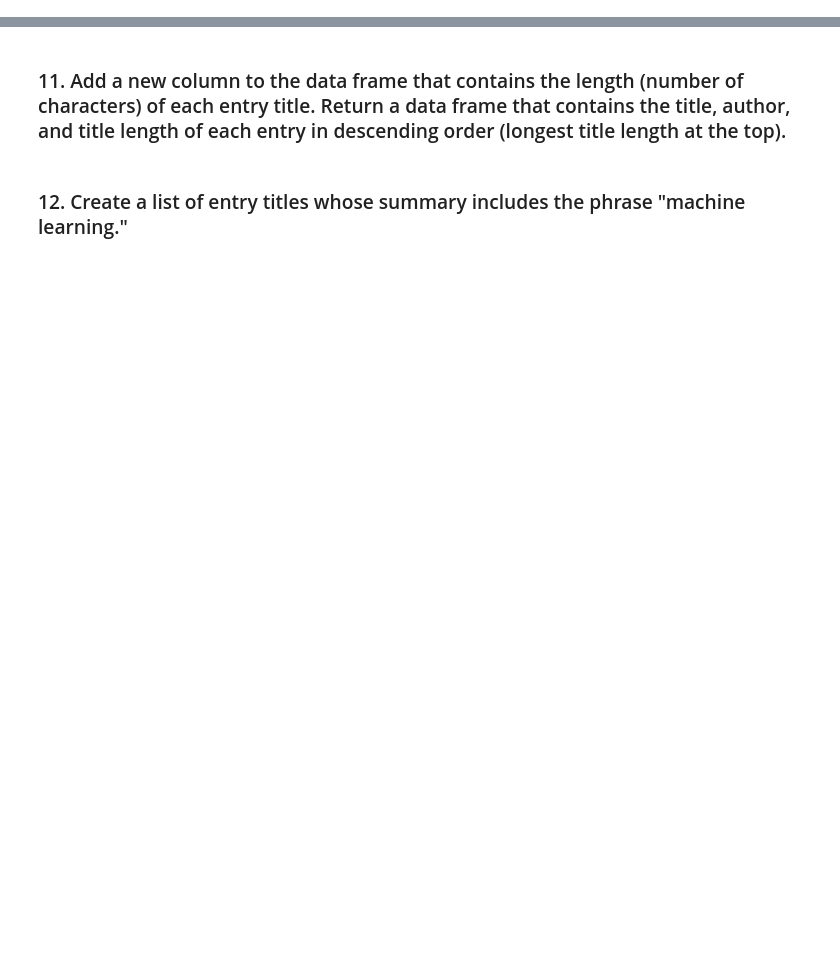
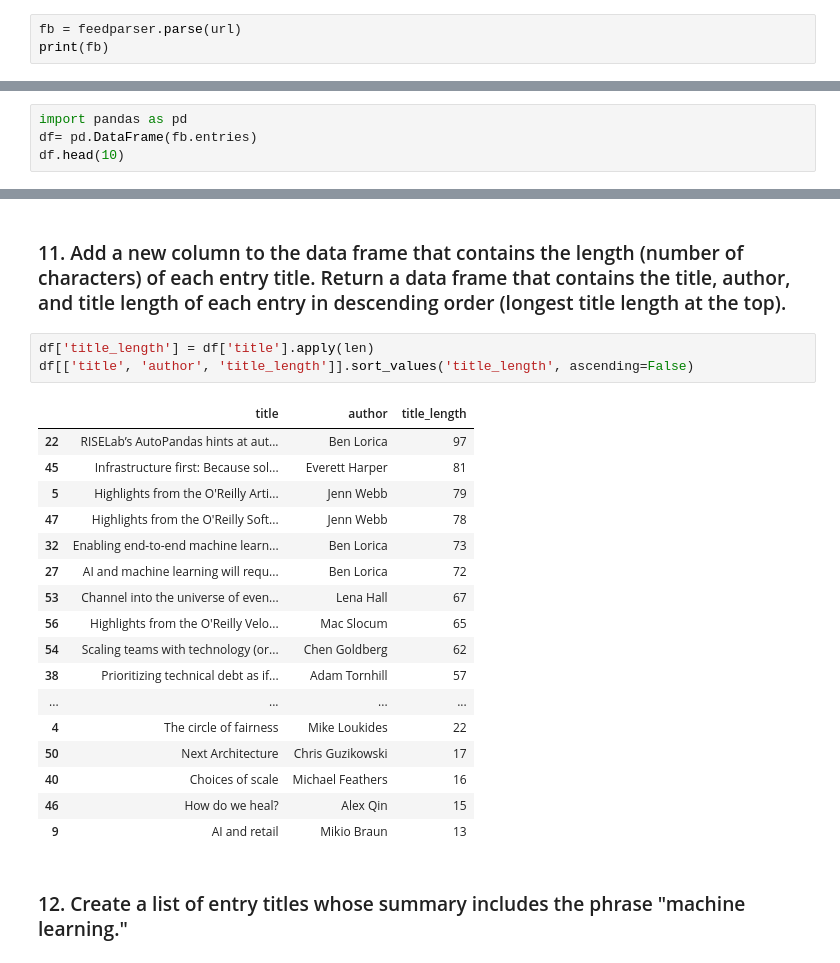
Before and after one commit to ta-datapt-bcn/lab-rss-feeds, a Jupyter notebook: your-code/main.ipynb, the cells around one changed output, grey strips where cells are left out. Saved outputs shown, nothing was run; the diff lists cells and outputs as text; blank space fills up the shorter version.

```diff
--- a/your-code/main.ipynb
+++ b/your-code/main.ipynb
@@ -8,3 +8,6 @@ import feedparser
 ### 1. Use feedparser to parse the following RSS feed URL.
 # %%
 url = 'http://feeds.feedburner.com/oreilly/radar/atom'
+# %%
+fb = feedparser.parse(url)
+print(fb)
@@ -27,2 +65,6 @@ url = 'http://feeds.feedburner.com/oreilly/radar/atom'
 # %% [markdown]
 ### 9. Create a Pandas data frame from the feed's entries.
+# %%
+import pandas as pd
+df= pd.DataFrame(fb.entries)
+df.head(10)
@@ -33,4 +109,25 @@ import pandas as pd
 # %% [markdown]
 ### 11. Add a new column to the data frame that contains the length (number of characters) of each entry title. Return a data frame that contains the title, author, and title length of each entry in descending order (longest title length at the top).
+# %%
+df['title_length'] = df['title'].apply(len)
+df[['title', 'author', 'title_length']].sort_values('title_length', ascending=False)
+# %% [output]
+|  | title | author | title_length |
+| 22 | RISELab’s AutoPandas hints at aut... | Ben Lorica | 97 |
+| 45 | Infrastructure first: Because sol... | Everett Harper | 81 |
+| 5 | Highlights from the O'Reilly Arti... | Jenn Webb | 79 |
+| 47 | Highlights from the O'Reilly Soft... | Jenn Webb | 78 |
+| 32 | Enabling end-to-end machine learn... | Ben Lorica | 73 |
+| 27 | AI and machine learning will requ... | Ben Lorica | 72 |
+| 53 | Channel into the universe of even... | Lena Hall | 67 |
+| 56 | Highlights from the O'Reilly Velo... | Mac Slocum | 65 |
+| 54 | Scaling teams with technology (or... | Chen Goldberg | 62 |
+| 38 | Prioritizing technical debt as if... | Adam Tornhill | 57 |
+| ... | ... | ... | ... |
+| 4 | The circle of fairness | Mike Loukides | 22 |
+| 50 | Next Architecture | Chris Guzikowski | 17 |
+| 40 | Choices of scale | Michael Feathers | 16 |
+| 46 | How do we heal? | Alex Qin | 15 |
+| 9 | AI and retail | Mikio Braun | 13 |
 # %% [markdown]
 ### 12. Create a list of entry titles whose summary includes the phrase "machine learning."
```
Also changed, not shown: parts of 9 cells of this notebook.
